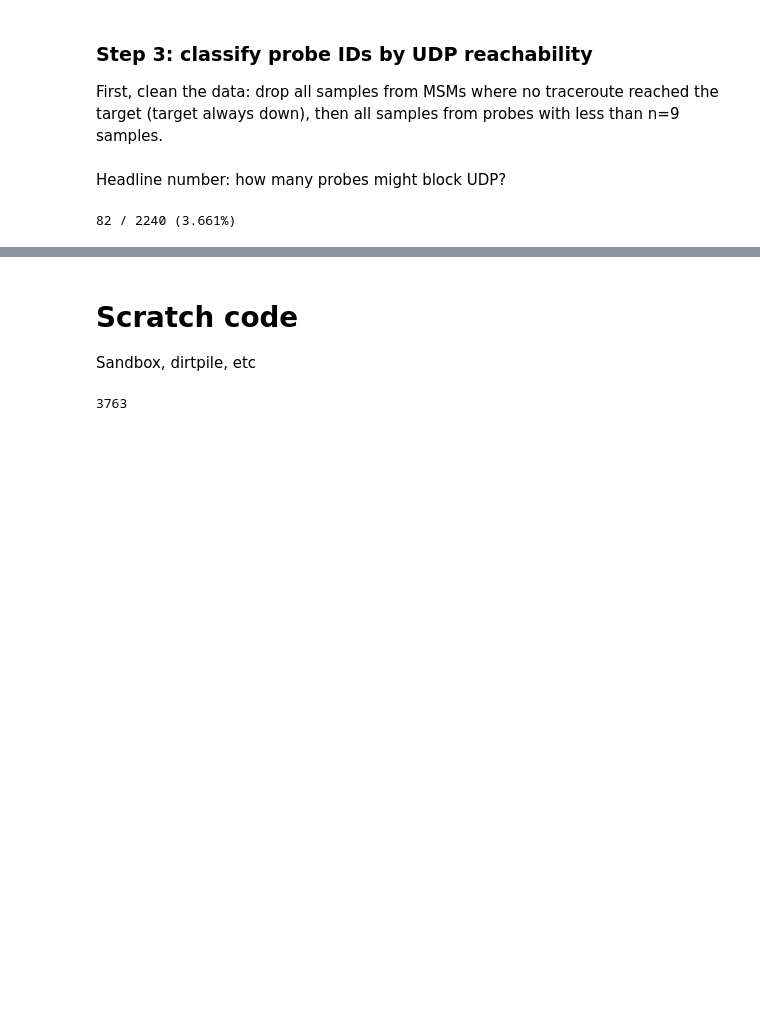
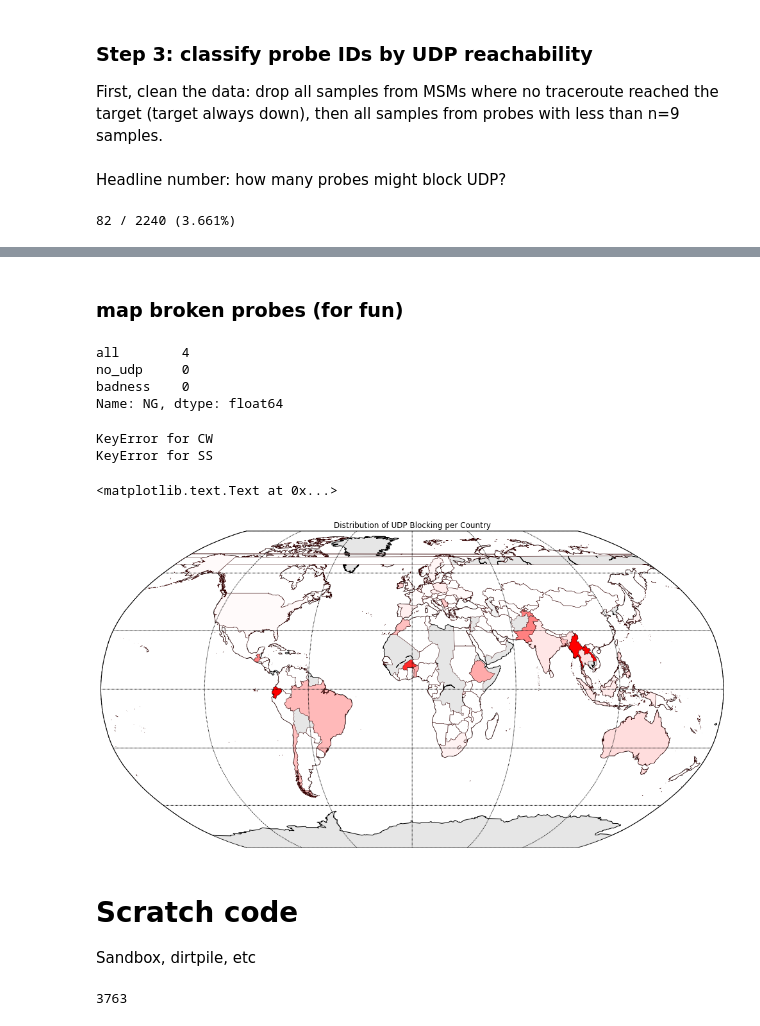
Before and after one commit to mami-project/udpdiff, a Jupyter notebook: atlas_probe_conn_Jan16/probe_udp_traceconn.ipynb, the cells around one changed output, grey strips where cells are left out. Saved outputs shown, nothing was run; the diff lists cells and outputs as text; code cells hidden in the pictures; blank space fills up the shorter version.

```diff
--- a/atlas_probe_conn_Jan16/probe_udp_traceconn.ipynb
+++ b/atlas_probe_conn_Jan16/probe_udp_traceconn.ipynb
@@ -284,3 +428,78 @@ print ("%u / %u (%5.3f%%)" % (len(reached_by_pid[reached_by_pid == 0]),
+# %% [markdown]
+### map broken probes (for fun)
+# %%
+# determine brokenness by country
+cc_probe_count = pd.DataFrame(data = {'all': pdf_tcsdf.groupby('cc')['n'].sum(),
+                                      'no_udp': pdf_noudp.groupby('cc')['n'].sum()} ).fillna(0)
+
+cc_probe_count['badness'] = cc_probe_count["no_udp"] / cc_probe_count["all"]
+cc_probe_count.sort('badness')
+cc_probe_count.loc['NG']
+# %% [output]
+all        4
+no_udp     0
+badness    0
+Name: NG, dtype: float64
+# %%
+# map of country codes to shapes
+import shapefile
+world_sf = shapefile.Reader("data_cache/world/simple")
+world_cc = {}
+for sr in world_sf.shapeRecords():
+    world_cc[sr.record[1]] = sr.shape
+# %%
+# world map, colored with badness
+
+from mpl_toolkits.basemap import Basemap
+from matplotlib.collections import LineCollection
+
+# lon_0 is central longitude of projection.
+# resolution = 'c' means use crude resolution coastlines.
+plt.figure(figsize=(15,12))
+plt.subplots_adjust(left=0.05,right=0.95,top=0.90,bottom=0.05,wspace=0.15,hspace=0.05)
+ax = plt.subplot(111)
+m = Basemap(projection='robin',lon_0=0,resolution='c')
+m.drawcoastlines()
+m.fillcontinents(color='0.9', lake_color='0.95')
+# draw parallels and meridians.
+m.drawparallels(np.arange(-90.,120.,30.))
+m.drawmeridians(np.arange(0.,360.,60.))
+#x,y = m(pdf_tcsdf['lon'].values,pdf_tcsdf['lat'].values)
+#ax.scatter(x,y,alpha=0.1,color="red")
+
+for cc in cc_probe_count.index.values:
+    try:
+        # set color based on data
+        color = (1.0, 1.0 - cc_probe_count.loc[cc]['badness'], 1.0 - cc_probe_count.loc[cc]['badness'])
+
+        # now parse the shape into a set of projected line segments
+        shape = world_cc[cc]
+        polys = [[]]
+        for n,p in enumerate(shape.points):
+            # Check to see if we have a new polygon
+            if n in shape.parts and len(polys[-1]) > 0:
+                polys.append([])
+            x,y = m(*p)
+            polys[-1].append((x,y))
+        lines = LineCollection(polys, antialiaseds=(1,))
+        lines.set_facecolors(color)
+        lines.set_edgecolors((0.2,0,0))
+        lines.set_linewidth(.5)
+        ax.add_collection(lines)
+    except KeyError:
+        print("KeyError for "+cc)
+        pass
+
+#m.drawmapboundary(fill_color='0.95')
+
+
+plt.title("Distribution of UDP Blocking per Country")
+#plt.show()
+# %% [output]
+KeyError for CW
+KeyError for SS
+<matplotlib.text.Text at 0x...>
+[figure, added]
 # %% [markdown]
 # Scratch code
 
```
Also changed, not shown: parts of 19 cells of this notebook, 5 other files.
